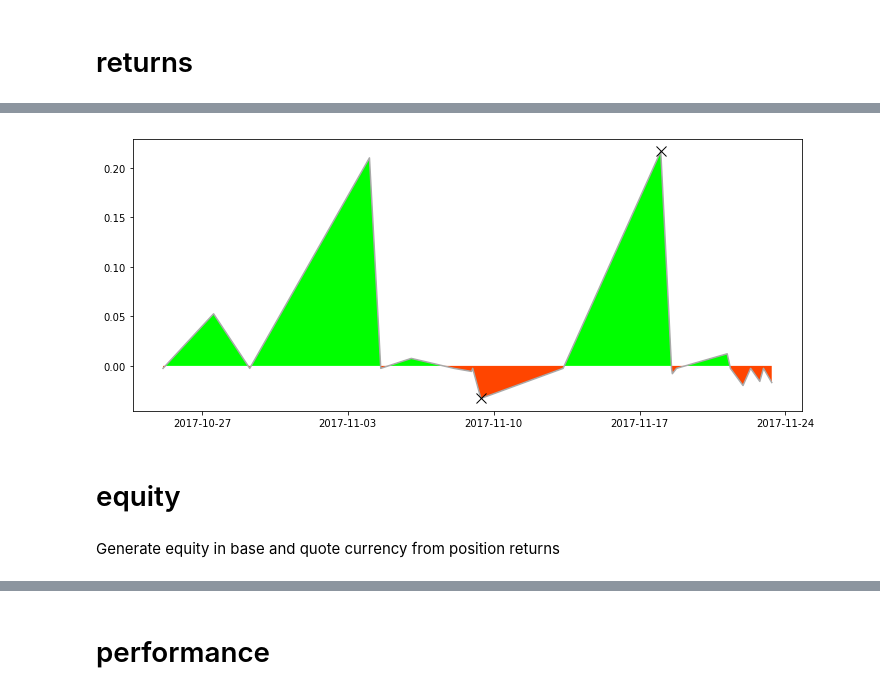
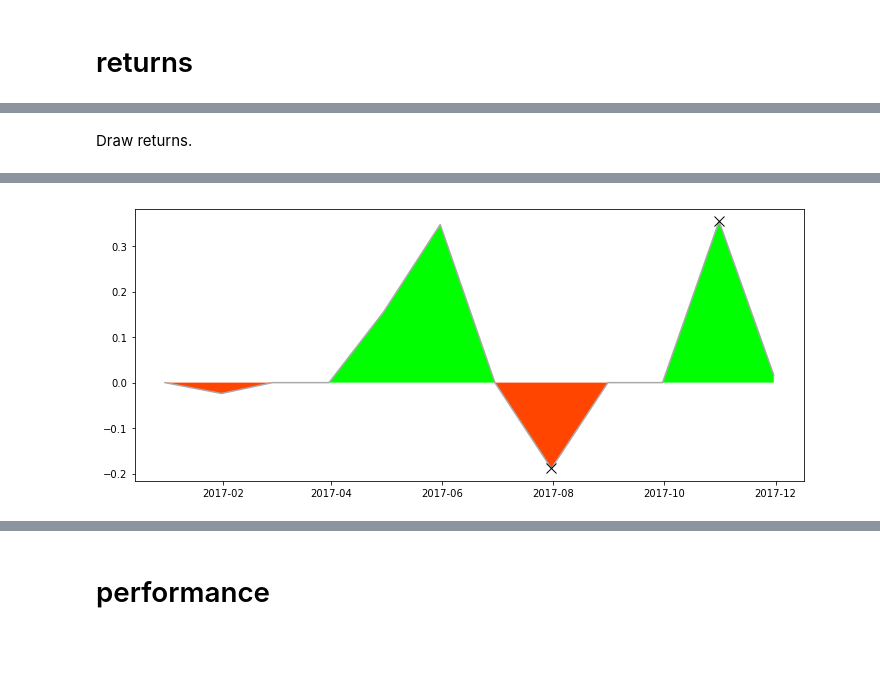
Before and after one commit to polakowo/vectorbt, a Jupyter notebook: example.ipynb, the cells around one changed output, grey strips where cells are left out. Drawn from its saved outputs; the diff is of its cells as text; code cells hidden in the pictures; blank space fills up the shorter version.

```diff
--- a/example.ipynb
+++ b/example.ipynb
@@ -69 +71,4 @@ ma_xvector = vbt.vector.first(ma_xvector)
+# %%
+ma_exits = vbt.bitvector.OR(ma_exits, trailstop_exits)
+ma_exits = vbt.bitvector.first(ma_exits)
 # %% [markdown]
@@ -75,5 +80,5 @@ Generete positions out of both vectors (merge and reduce)
 # %%
-pos_sr = vbt.positions.from_vectors(rate_sr, ma_evector, ma_xvector)
+pos_sr = vbt.positions.from_signals(rate_sr, ma_entries, ma_exits)
 pos_sr.head()
 # %% [output]
 date
@@ -98,0 +108,3 @@ O  1363.143512
+# %%
+equity_sr = vbt.equity.from_positions(rate_sr, pos_sr, fees, slippage)
+equity_sr.head()
@@ -124,0 +141,3 @@ dtype: float64
+# %%
+returns_sr = vbt.returns.from_equity(equity_sr)
+returns_sr.head()
@@ -125,3 +152,5 @@ dtype: float64
+# %% [markdown]
+Draw returns.
 # %%
-vbt.returns.plot(posret_sr)
+vbt.returns.plot(vbt.returns.resample(returns_sr, 'M'))
 # %% [output]
@@ -130,5 +159 @@ vbt.returns.plot(posret_sr)
-[figure, old version]
+[figure, new version]
-# %% [markdown]
-# equity
-# %% [markdown]
-Generate equity in base and quote currency from position returns
```
Also changed, not shown: parts of 80 cells of this notebook, 14 other files.
